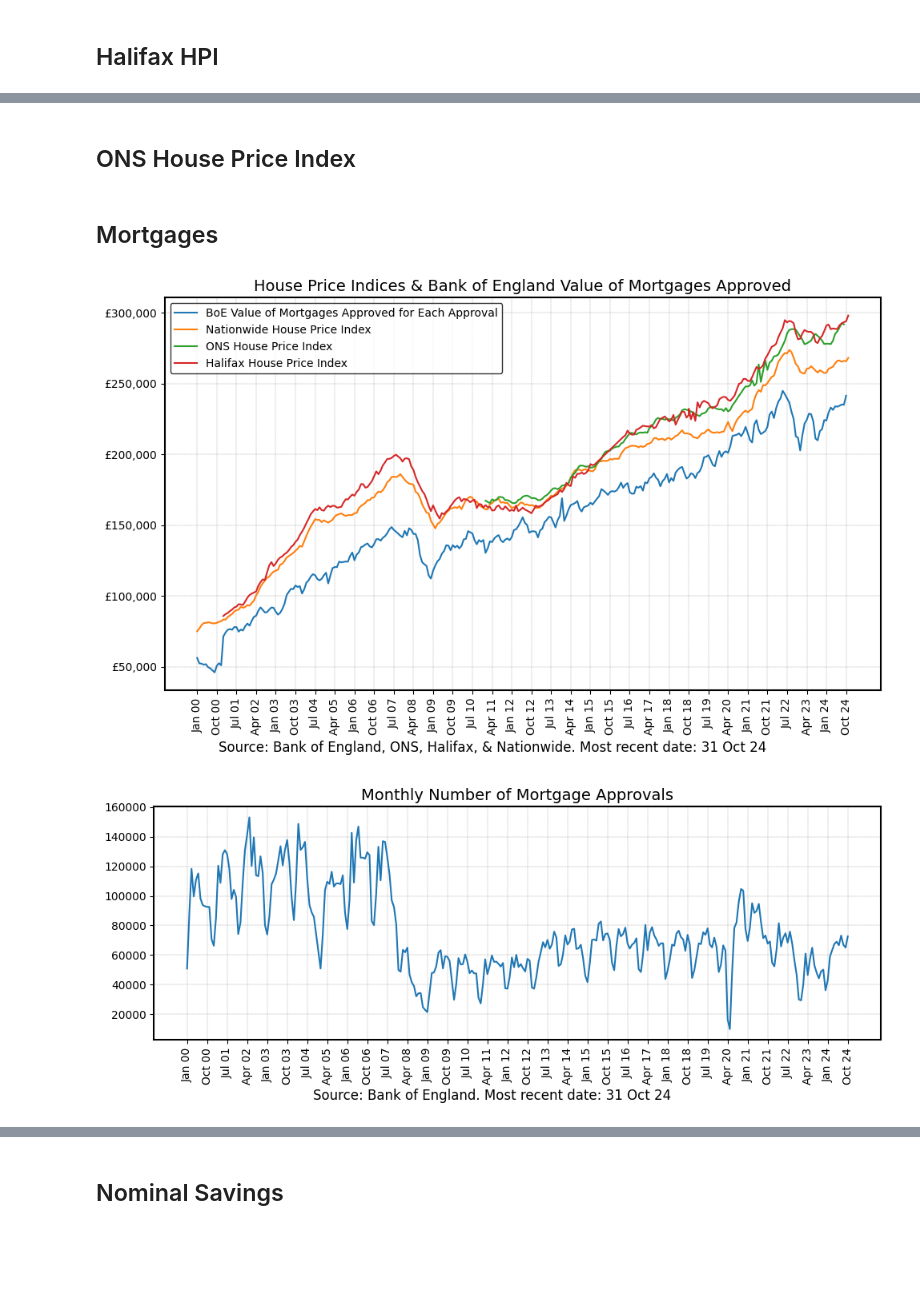
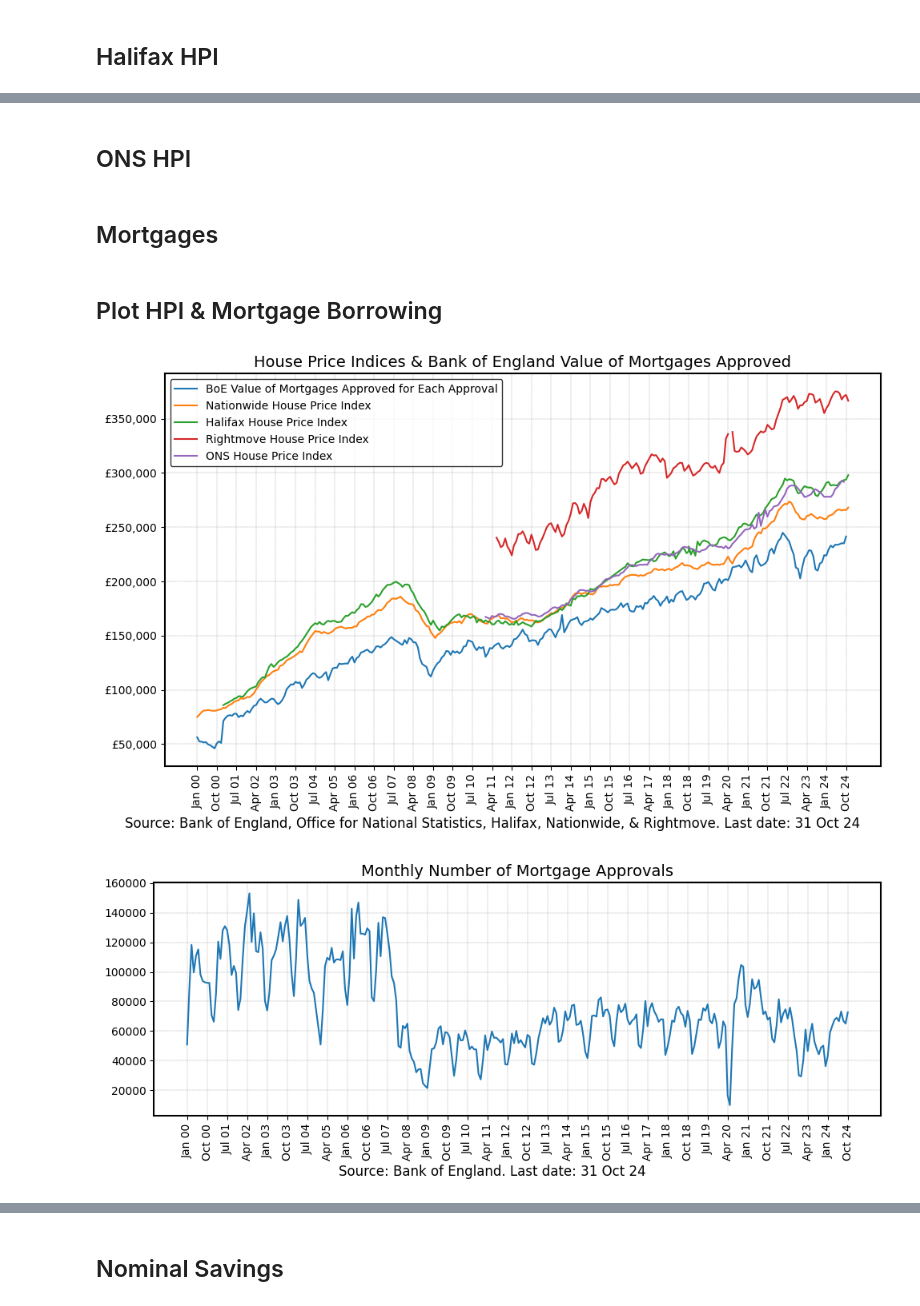
Before and after one commit to rpreen/econ, a Jupyter notebook: econ.ipynb, the cells around one changed output, grey strips where cells are left out. Drawn from its saved outputs; the diff is of its cells as text; code cells hidden in the pictures; blank space fills up the shorter version.

```diff
--- a/econ.ipynb
+++ b/econ.ipynb
@@ -105,0 +108,14 @@ def pound_formatter(x, pos) -> str:
+# %%
+def get_rightmove_data() -> pd.DataFrame:
+    """Return DataFrame with Rightmove house prices."""
+    filename = "rightmove_hpi.csv"
+    return pd.read_csv(filename)
+
+
+df_rm = get_rightmove_data()
+df_rm.columns = ["Date", "Rightmove_Price"]
+df_rm["Date"] = pd.to_datetime(df_rm["Date"], format="%b %y")
+df_rm = df_rm.sort_values(by="Date")
+df_rm["Month_Year"] = df_rm["Date"].dt.strftime("%b %y")
+last_date = df_rm["Date"].max().strftime("%d %b %y")
+print(last_date)
@@ -168,5 +171,5 @@ df_hal
 # %% [markdown]
-## ONS House Price Index
+## ONS HPI
 # %%
 def get_ons_hpi() -> pd.DataFrame:
     """Return DataFrame with ONS house price index.
@@ -211,6 +214,8 @@ df_mort["Average"] = df_mort["Total"] / df_mort["Number"] * 1000000
 df_mort = df_mort.sort_values(by="Date")
 df_mort["Month_Year"] = df_mort["Date"].dt.strftime("%b %y")
 last_date = df_mort["Date"].max().strftime("%d %b %y")
+# %% [markdown]
+## Plot HPI & Mortgage Borrowing
 # %%
 fig, ax = plt.subplots(figsize=(10, 6))
 ax.set_facecolor("white")
@@ -223,38 +228,42 @@ ax.plot(
 ax.plot(df_nw["Month_Year"], df_nw["NW_Price"], label="Nationwide House Price Index")
 
 ax.plot(
-    df_ons_hpi["Month_Year"], df_ons_hpi["ONS_Price"], label="ONS House Price Index"
+    df_hal["Month_Year"], df_hal["Halifax_Price"], label="Halifax House Price Index"
 )
 
 ax.plot(
-    df_hal["Month_Year"], df_hal["Halifax_Price"], label="Halifax House Price Index"
+    df_rm["Month_Year"], df_rm["Rightmove_Price"], label="Rightmove House Price Index"
+)
+
+ax.plot(
+    df_ons_hpi["Month_Year"], df_ons_hpi["ONS_Price"], label="ONS House Price Index"
 )
 
 ax.set_title(
     "House Price Indices & Bank of England Value of Mortgages Approved",
     fontsize=14,
 )
 formatter = FuncFormatter(lambda x, pos: f"£{x:,.0f}")
 plt.gca().yaxis.set_major_formatter(formatter)
 ax.grid(True, color="grey", linestyle="--", linewidth=0.25)
 xticks = df_mort["Month_Year"][::9]  # every nth date
 plt.xticks(xticks, rotation=90)
 for spine in ax.spines.values():
     spine.set_edgecolor("black")
     spine.set_linewidth(1.5)
 fig.text(
     0.5,
     -0.01,
-    f"Source: Bank of England, ONS, Halifax, & Nationwide. Most recent date: {last_date}",
+    f"Source: Bank of England, Office for National Statistics, Halifax, Nationwide, & Rightmove. Last date: {last_date}",
     ha="center",
     fontsize=12,
     color="black",
 )
 plt.legend(facecolor="white", edgecolor="black", fontsize=10)
 plt.tight_layout()
-plt.savefig("mortgages_value.png", dpi=300, bbox_inches="tight")
+plt.savefig("house_prices.png", dpi=300, bbox_inches="tight")
 # %% [output]
-[figure, old version]
+[figure, new version]
 # %%
 fig, ax = plt.subplots(figsize=(10, 4))
 ax.set_facecolor("white")
@@ -269,7 +278,7 @@ for spine in ax.spines.values():
 fig.text(
     0.5,
     -0.01,
-    f"Source: Bank of England. Most recent date: {last_date}",
+    f"Source: Bank of England. Last date: {last_date}",
     ha="center",
     fontsize=12,
     color="black",
@@ -277,4 +286,4 @@ fig.text(
 plt.tight_layout()
 plt.savefig("mortgages_number.png", dpi=300, bbox_inches="tight")
 # %% [output]
-[figure, old version]
+[figure, new version]
```
Also changed, not shown: parts of 17 cells of this notebook, 2 other files.
